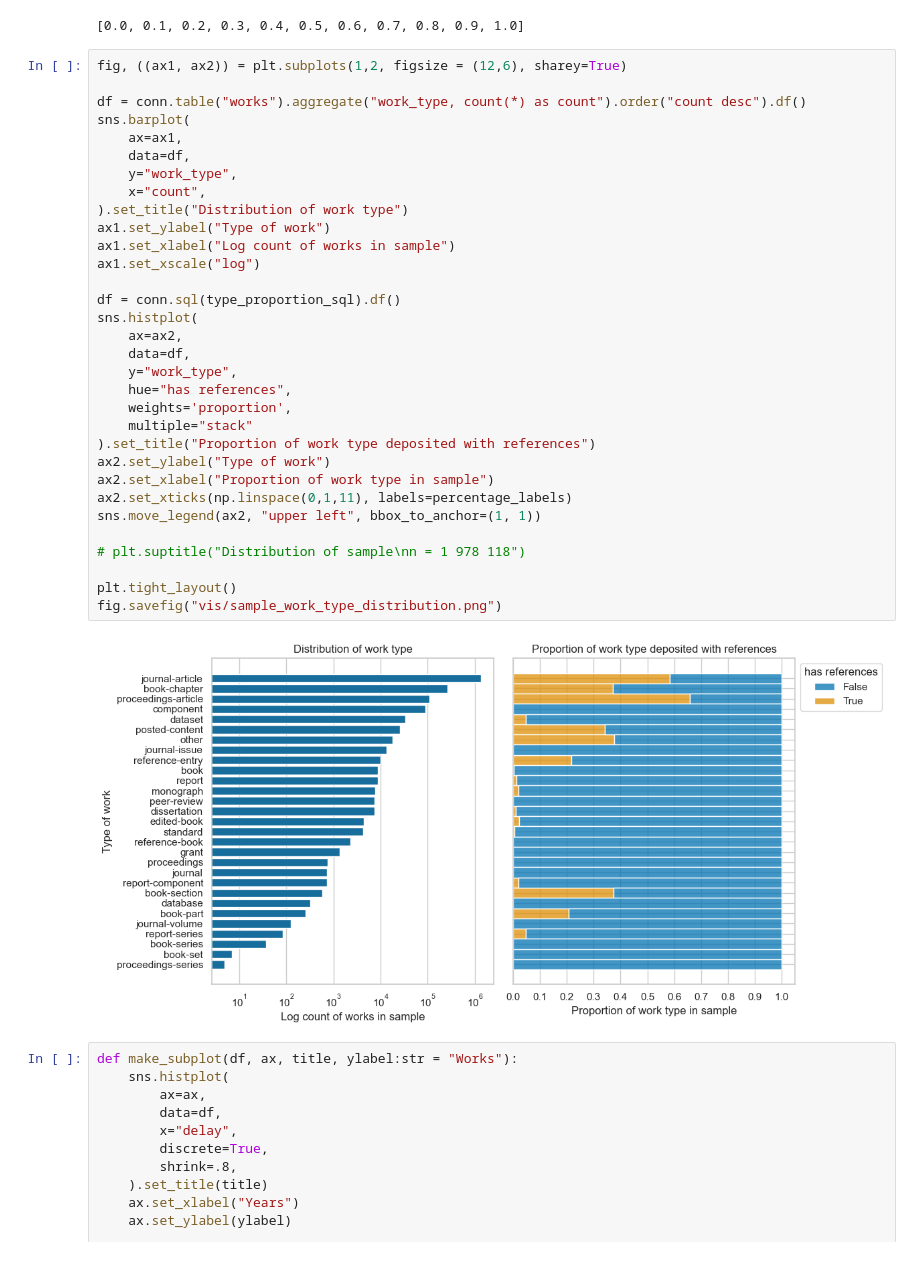
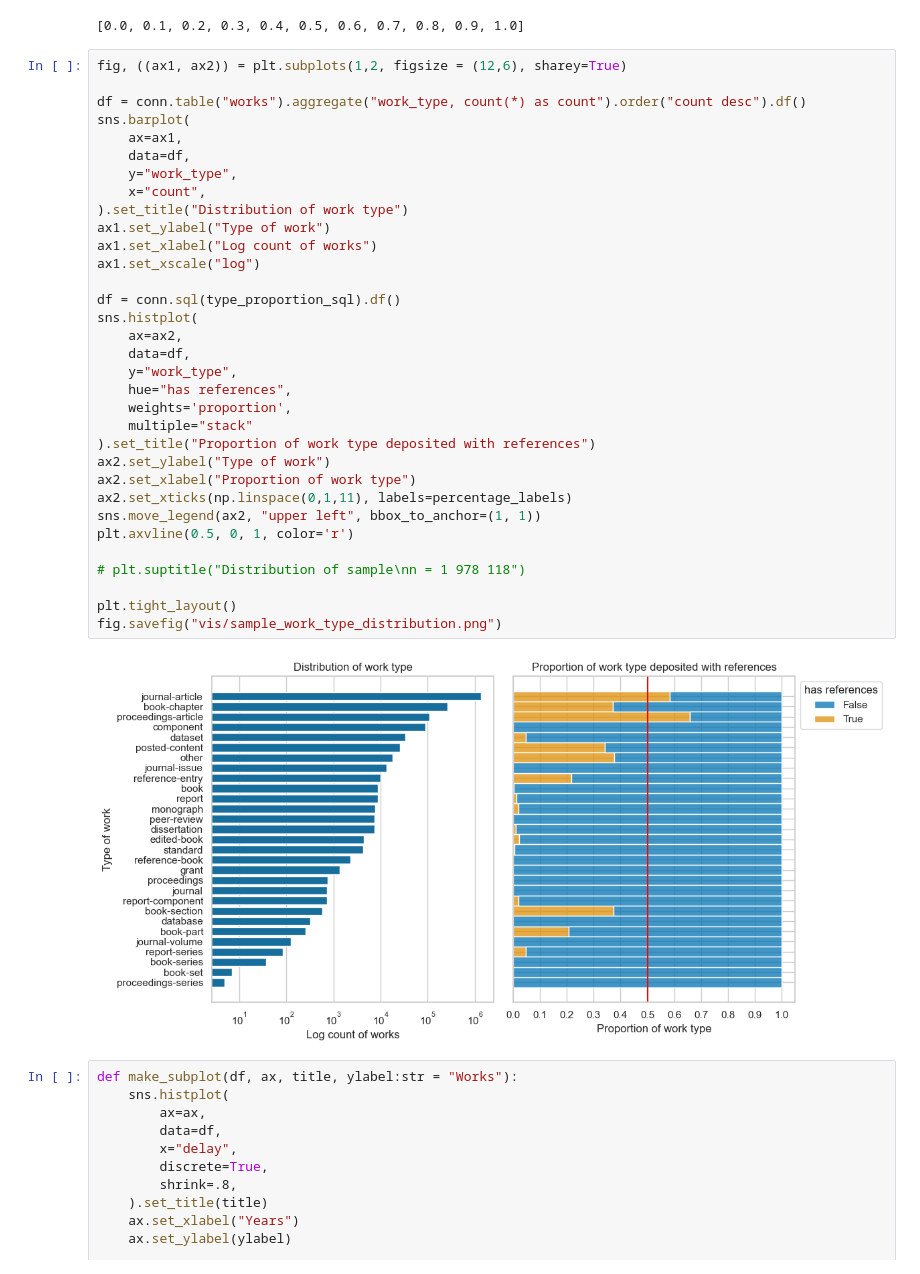
Before and after one commit to kat-kel/jubilant-barnacle, a Jupyter notebook: notebook.ipynb, the cells around one changed output. Cells and saved outputs as stored; diff of their text form.

Commit message:
update sample data vis

```diff
--- a/notebook.ipynb
+++ b/notebook.ipynb
@@ -85,36 +85,37 @@ percentage_labels
 fig, ((ax1, ax2)) = plt.subplots(1,2, figsize = (12,6), sharey=True)
 
 df = conn.table("works").aggregate("work_type, count(*) as count").order("count desc").df()
 sns.barplot(
     ax=ax1,
     data=df,
     y="work_type",
     x="count",
 ).set_title("Distribution of work type")
 ax1.set_ylabel("Type of work")
-ax1.set_xlabel("Log count of works in sample")
+ax1.set_xlabel("Log count of works")
 ax1.set_xscale("log")
 
 df = conn.sql(type_proportion_sql).df()
 sns.histplot(
     ax=ax2,
     data=df,
     y="work_type",
     hue="has references",
     weights='proportion',
     multiple="stack"
 ).set_title("Proportion of work type deposited with references")
 ax2.set_ylabel("Type of work")
-ax2.set_xlabel("Proportion of work type in sample")
+ax2.set_xlabel("Proportion of work type")
 ax2.set_xticks(np.linspace(0,1,11), labels=percentage_labels)
 sns.move_legend(ax2, "upper left", bbox_to_anchor=(1, 1))
+plt.axvline(0.5, 0, 1, color='r')
 
 # plt.suptitle("Distribution of sample\nn = 1 978 118")
 
 plt.tight_layout()
 fig.savefig("vis/sample_work_type_distribution.png")
 # %% [output]
-[figure, old version]
+[figure, new version]
 # %%
 def make_subplot(df, ax, title, ylabel:str = "Works"):
     sns.histplot(
```
Also changed, not shown: 3 other files.
